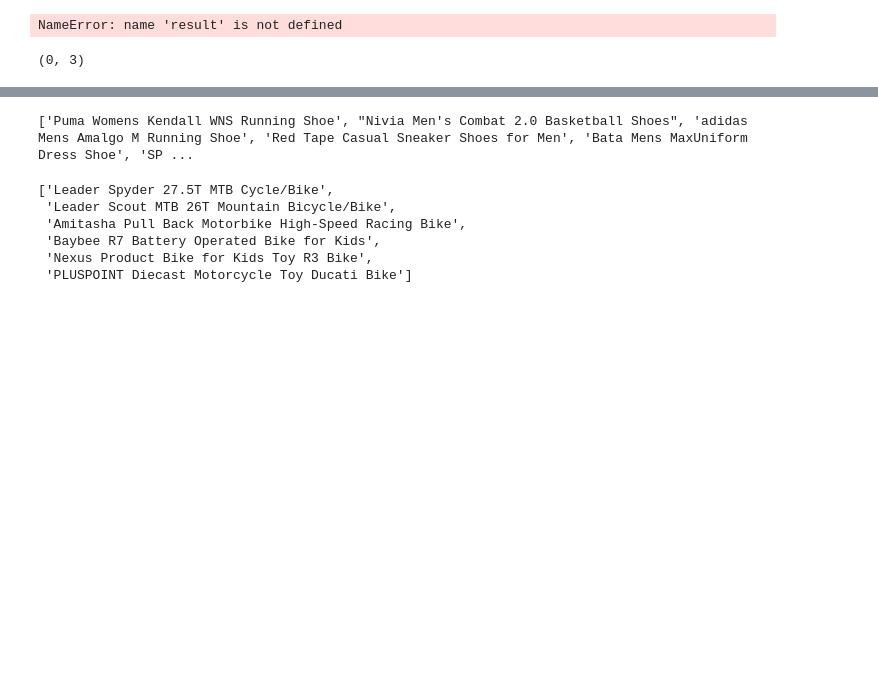
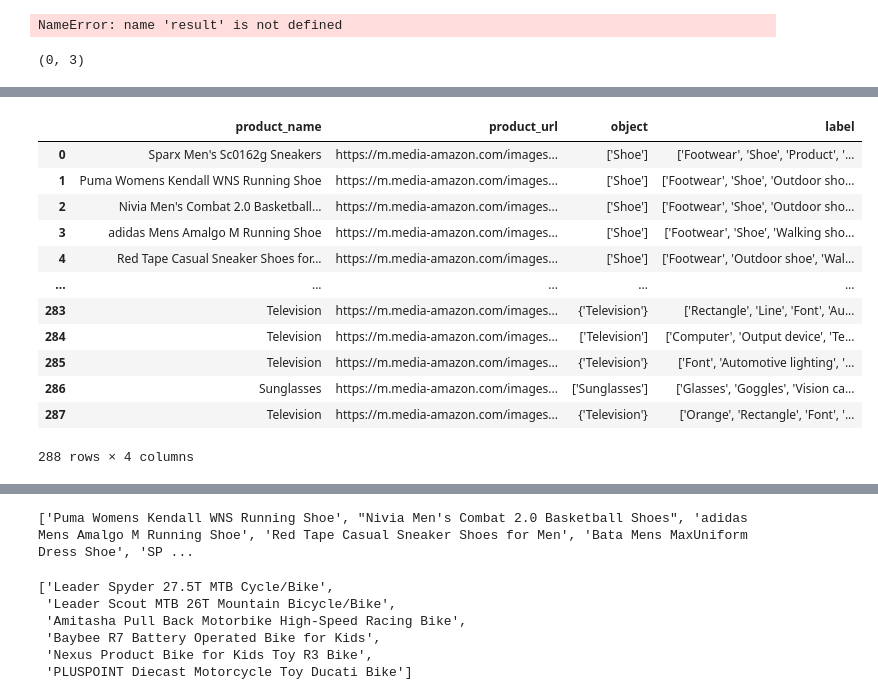
Before and after one commit to Shreyash-Pardhi/Python_Practice, a Jupyter notebook: Python/Assessment-2 (GOOGLE VISION API)/demo.ipynb, the cells around one changed output, grey strips where cells are left out. Drawn from its saved outputs; the diff is of its cells as text; code cells hidden in the pictures; blank space fills up the shorter version.

```diff
--- a/Python/Assessment-2 (GOOGLE VISION API)/demo.ipynb
+++ b/Python/Assessment-2 (GOOGLE VISION API)/demo.ipynb
@@ -306,0 +309,17 @@ print(df.to_string())
+# %%
+v_df = pd.read_csv("D:\\Work and Assignments\\Python\\Assessment-2 (GOOGLE VISION API)\\results.csv")
+v_df
+# %% [output]
+|  | product_name | product_url | object | label |
+| 0 | Sparx Men's Sc0162g Sneakers | https://m.media-amazon.com/images... | ['Shoe'] | ['Footwear', 'Shoe', 'Product', '... |
+| 1 | Puma Womens Kendall WNS Running Shoe | https://m.media-amazon.com/images... | ['Shoe'] | ['Footwear', 'Shoe', 'Outdoor sho... |
+| 2 | Nivia Men's Combat 2.0 Basketball... | https://m.media-amazon.com/images... | ['Shoe'] | ['Footwear', 'Shoe', 'Outdoor sho... |
+| 3 | adidas Mens Amalgo M Running Shoe | https://m.media-amazon.com/images... | ['Shoe'] | ['Footwear', 'Shoe', 'Walking sho... |
+| 4 | Red Tape Casual Sneaker Shoes for... | https://m.media-amazon.com/images... | ['Shoe'] | ['Footwear', 'Outdoor shoe', 'Wal... |
+| ... | ... | ... | ... | ... |
+| 283 | Television | https://m.media-amazon.com/images... | {'Television'} | ['Rectangle', 'Line', 'Font', 'Au... |
+| 284 | Television | https://m.media-amazon.com/images... | ['Television'] | ['Computer', 'Output device', 'Te... |
+| 285 | Television | https://m.media-amazon.com/images... | {'Television'} | ['Font', 'Automotive lighting', '... |
+| 286 | Sunglasses | https://m.media-amazon.com/images... | ['Sunglasses'] | ['Glasses', 'Goggles', 'Vision ca... |
+| 287 | Television | https://m.media-amazon.com/images... | {'Television'} | ['Orange', 'Rectangle', 'Font', '... |
+288 rows × 4 columns
```
Also changed, not shown: parts of 7 cells of this notebook, 6 other files.
